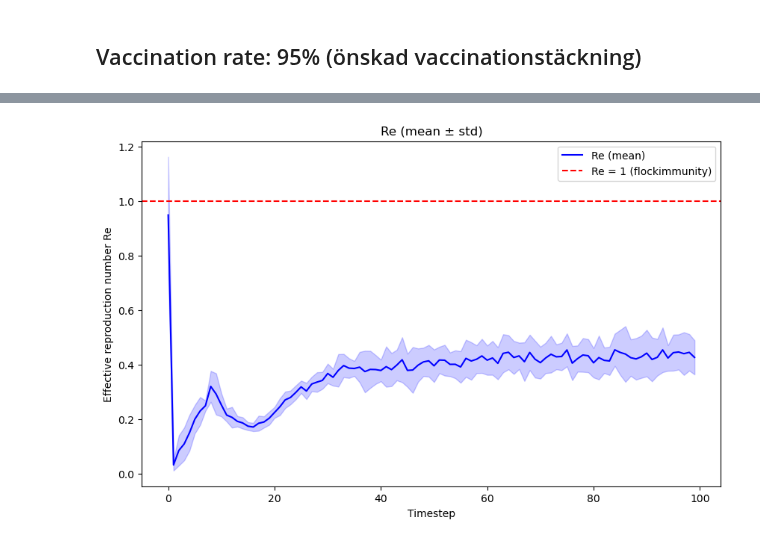
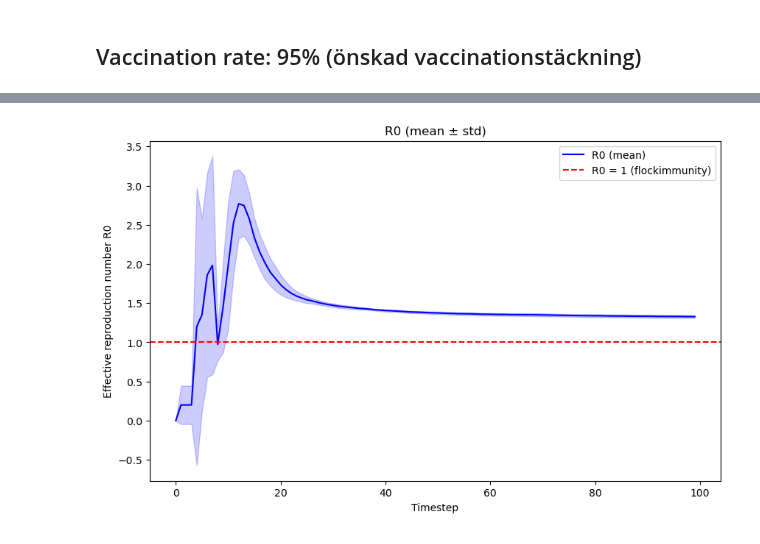
Before and after one commit to tovebrunell/ABM, a Jupyter notebook: Plotta_data.ipynb, the cells around one changed output, grey strips where cells are left out. Saved outputs shown, nothing was run; the diff lists cells and outputs as text; code cells hidden in the pictures.

```diff
--- a/Plotta_data.ipynb
+++ b/Plotta_data.ipynb
@@ -35,3 +35,4 @@ height = 70
 initial_infected = 100
 mortality_rate = 0.0021
 timesteps = 100
+num_runs = 5 # antal körningar
@@ -196,6 +369,8 @@ I_runs_2 = []
 R_runs_2 = []
 D_runs_2 = []
 Re_runs_2 = []
+R0_runs_2 = []
+
 new_inf_runs_2 = []
 total_new_inf_runs_2 = []
 
@@ -211,6 +386,7 @@ for run in range(num_runs):
     new_inf_runs_2.append(model_df_2["New Infected"].values)
     total_new_inf_runs_2.append(model_df_2["Total New Infected"].values)
     Re_runs_2.append(model_df_2["Re"].values)
+    R0_runs_2.append(model_df_2["R0"].values)
 
     S_runs_2.append(model_df_2["Susceptible"].values)
     I_runs_2.append(model_df_2["Infected"].values)
@@ -222,6 +398,7 @@ I_arr_2 = np.array(I_runs_2)
 R_arr_2 = np.array(R_runs_2)
 D_arr_2 = np.array(D_runs_2)
 Re_arr_2 = np.array(Re_runs_2)
+R0_arr_2 = np.array(R0_runs_2)
 new_inf_runs_arr_2 = np.array(new_inf_runs_2)
 total_new_inf_runs_arr_2 = np.array(total_new_inf_runs_2)
 
@@ -230,6 +407,7 @@ I_mean_2, I_std_2 = np.mean(I_arr_2, axis=0), np.std(I_arr_2, axis=0)
 R_mean_2, R_std_2 = np.mean(R_arr_2, axis=0), np.std(R_arr_2, axis=0)
 D_mean_2, D_std_2 = np.mean(D_arr_2, axis=0), np.std(D_arr_2, axis=0)
 Re_mean_2, Re_std_2 = np.mean(Re_arr_2, axis=0), np.std(Re_arr_2, axis=0)
+R0_mean_2, R0_std_2 = np.mean(R0_arr_2, axis=0), np.std(R0_arr_2, axis=0)
 
 mean_new_2 = new_inf_runs_arr_2.mean(axis=0)
 std_new_2 = new_inf_runs_arr_2.std(axis=0)
@@ -326,6 +517,7 @@ I_runs_3 = []
 R_runs_3 = []
 D_runs_3 = []
 Re_runs_3 = []
+R0_runs_3 = []
 new_inf_runs_3 = []
 total_new_inf_runs_3 = []
 
@@ -341,6 +533,7 @@ for run in range(num_runs):
     new_inf_runs_3.append(model_df_3["New Infected"].values)
     total_new_inf_runs_3.append(model_df_3["Total New Infected"].values)
     Re_runs_3.append(model_df_3["Re"].values)
+    R0_runs_3.append(model_df_3["R0"].values)
 
     S_runs_3.append(model_df_3["Susceptible"].values)
     I_runs_3.append(model_df_3["Infected"].values)
@@ -352,6 +545,7 @@ I_arr_3 = np.array(I_runs_3)
 R_arr_3 = np.array(R_runs_3)
 D_arr_3 = np.array(D_runs_3)
 Re_arr_3 = np.array(Re_runs_3)
+R0_arr_3 = np.array(R0_runs_3)
 new_inf_runs_arr_3 = np.array(new_inf_runs_3)
 total_new_inf_runs_arr_3 = np.array(total_new_inf_runs_3)
 
@@ -360,6 +554,7 @@ I_mean_3, I_std_3 = np.mean(I_arr_3, axis=0), np.std(I_arr_3, axis=0)
 R_mean_3, R_std_3 = np.mean(R_arr_3, axis=0), np.std(R_arr_3, axis=0)
 D_mean_3, D_std_3 = np.mean(D_arr_3, axis=0), np.std(D_arr_3, axis=0)
 Re_mean_3, Re_std_3 = np.mean(Re_arr_3, axis=0), np.std(Re_arr_3, axis=0)
+R0_mean_3, R0_std_3 = np.mean(R0_arr_3, axis=0), np.std(R0_arr_3, axis=0)
 
 mean_new_3 = new_inf_runs_arr_3.mean(axis=0)
 std_new_3 = new_inf_runs_arr_3.std(axis=0)
@@ -423,16 +631,16 @@ plt.show()
 # %%
 plt.figure(figsize=(10,6))
-plt.plot(timesteps_range, Re_mean_3, color='blue', label='Re (mean)')
-plt.fill_between(timesteps_range, Re_mean_3 - Re_std_3, Re_mean_3 + Re_std_3, color='blue', alpha=0.2)
-plt.axhline(1, color='red', linestyle='--', label='Re = 1 (flockimmunity)')
+plt.plot(timesteps_range, R0_mean_3, color='blue', label='R0 (mean)')
+plt.fill_between(timesteps_range, R0_mean_3 - R0_std_3, R0_mean_3 + R0_std_3, color='blue', alpha=0.2)
+plt.axhline(1, color='red', linestyle='--', label='R0 = 1 (flockimmunity)')
 
 plt.xlabel("Timestep")
-plt.ylabel("Effective reproduction number Re")
-plt.title(f"Re (mean ± std)")
+plt.ylabel("Effective reproduction number R0")
+plt.title(f"R0 (mean ± std)")
 plt.legend()
 plt.show()
 # %% [output]
-[figure, old version]
+[figure, new version]
 # %%
 plt.figure(figsize=(10,5))
 plt.plot(mean_total_3, label="Mean Total New Infected")
```
Also changed, not shown: parts of 29 cells of this notebook, 2 other files.
